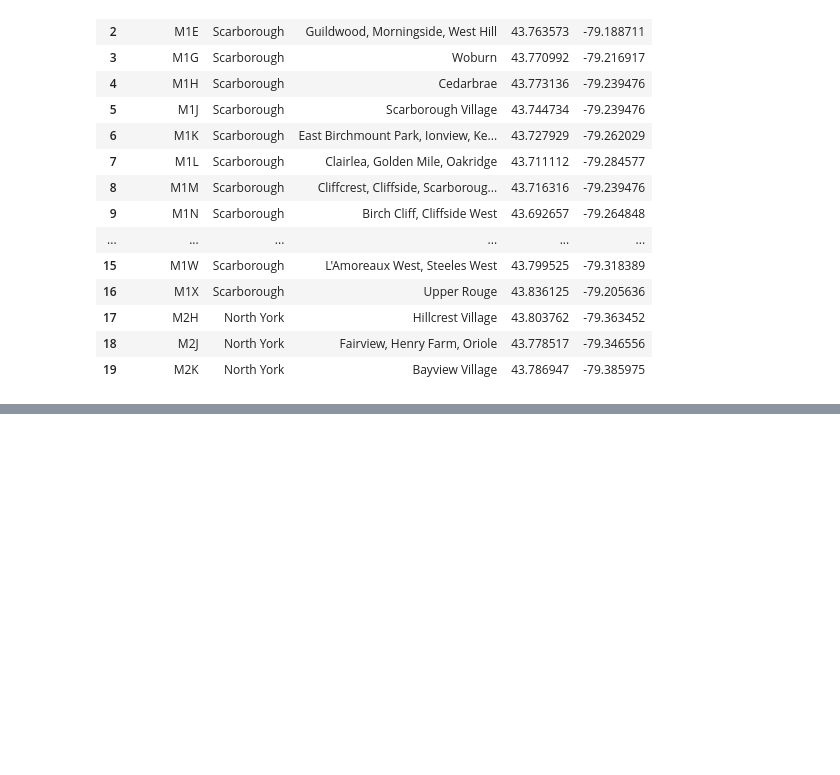
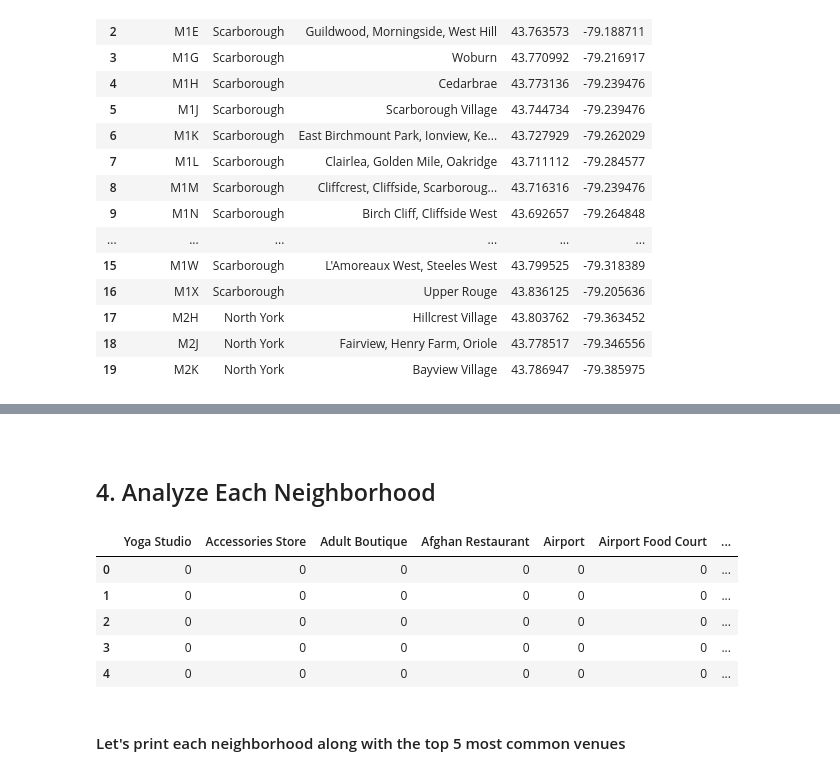
Before and after one commit to anshuld27/AdvanceDataScience, a Jupyter notebook: Analysis of Neighborhoods in Toronto.ipynb, the cells around one changed output, grey strips where cells are left out. Drawn from its saved outputs; the diff is of its cells as text; code cells hidden in the pictures; blank space fills up the shorter version.

```diff
--- a/Analysis of Neighborhoods in Toronto.ipynb
+++ b/Analysis of Neighborhoods in Toronto.ipynb
@@ -131,0 +158,2 @@ combinedDf.head(20)
+# %%
+url = 'https://api.foursquare.com/v2/venues/explore?client_id={}&client_secret={}&ll={},{}&v={}&radius={}&limit={}'.format(CLIENT_ID, CLIENT_SECRET, neighborhood_latitude, neighborhood_longitude, VERSION, radius, LIMIT)
@@ -131,0 +345,25 @@ combinedDf.head(20)
+# %% [markdown]
+<a id='item3'></a>
+# %% [markdown]
+## 4. Analyze Each Neighborhood
+# %%
+# one hot encoding
+toronto_onehot = pd.get_dummies(toronto_venues[['Venue Category']], prefix="", prefix_sep="")
+
+# add neighborhood column back to dataframe
+toronto_onehot['Neighborhood'] = toronto_venues['Neighborhood']
+
+# move neighborhood column to the first column
+fixed_columns = [toronto_onehot.columns[-1]] + list(toronto_onehot.columns[:-1])
+toronto_onehot = toronto_onehot[fixed_columns]
+
+toronto_onehot.head()
+# %% [output]
+|  | Yoga Studio | Accessories Store | Adult Boutique | Afghan Restaurant | Airport | Airport Food Court | ... |
+| 0 | 0 | 0 | 0 | 0 | 0 | 0 | ... |
+| 1 | 0 | 0 | 0 | 0 | 0 | 0 | ... |
+| 2 | 0 | 0 | 0 | 0 | 0 | 0 | ... |
+| 3 | 0 | 0 | 0 | 0 | 0 | 0 | ... |
+| 4 | 0 | 0 | 0 | 0 | 0 | 0 | ... |
+# %% [markdown]
+#### Let's print each neighborhood along with the top 5 most common venues
```
Also changed, not shown: parts of 42 cells of this notebook.
